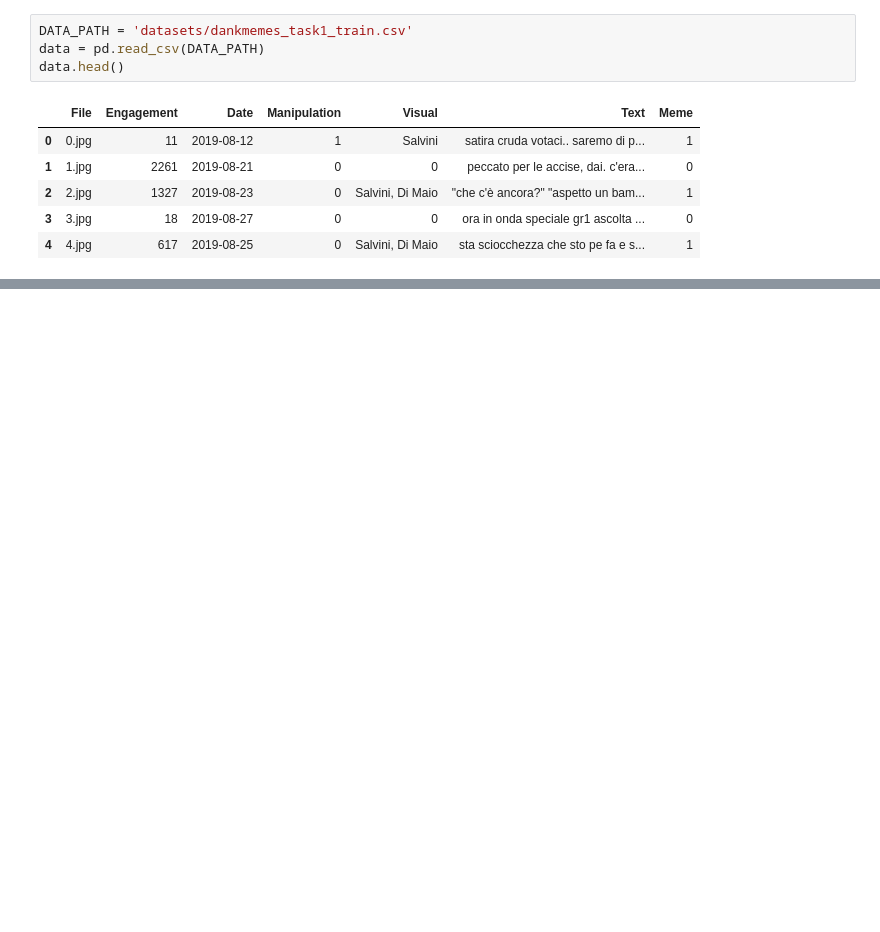
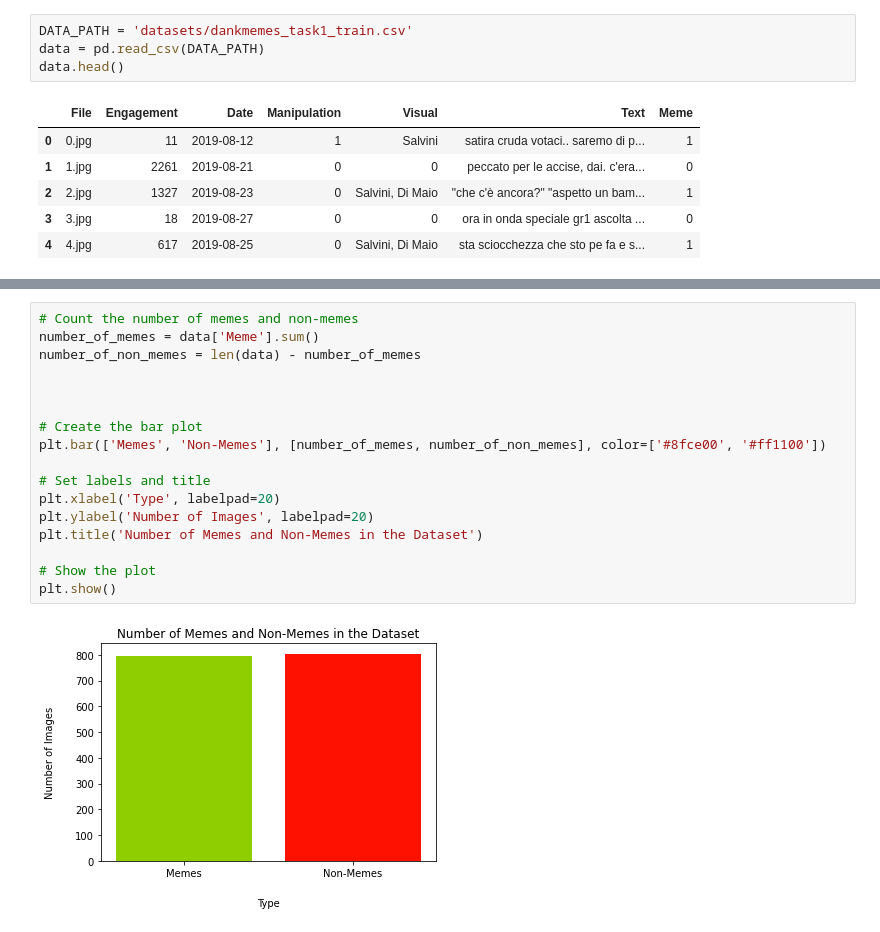
Before and after one commit to simonegramegna/NLP_Dankmeme_classification, a Jupyter notebook: Dankmemes_main.ipynb, the cells around one changed output, grey strips where cells are left out. Saved outputs shown, nothing was run; the diff lists cells and outputs as text; blank space fills up the shorter version.

```diff
--- a/Dankmemes_main.ipynb
+++ b/Dankmemes_main.ipynb
@@ -14,0 +55,19 @@ data.head()
+# %%
+# Count the number of memes and non-memes
+number_of_memes = data['Meme'].sum()
+number_of_non_memes = len(data) - number_of_memes
+
+
+
+# Create the bar plot
+plt.bar(['Memes', 'Non-Memes'], [number_of_memes, number_of_non_memes], color=['#8fce00', '#ff1100'])
+
+# Set labels and title
+plt.xlabel('Type', labelpad=20)
+plt.ylabel('Number of Images', labelpad=20)
+plt.title('Number of Memes and Non-Memes in the Dataset')
+
+# Show the plot
+plt.show()
+# %% [output]
+[figure, added]
```
Also changed, not shown: parts of 10 cells of this notebook, 6 other files.
